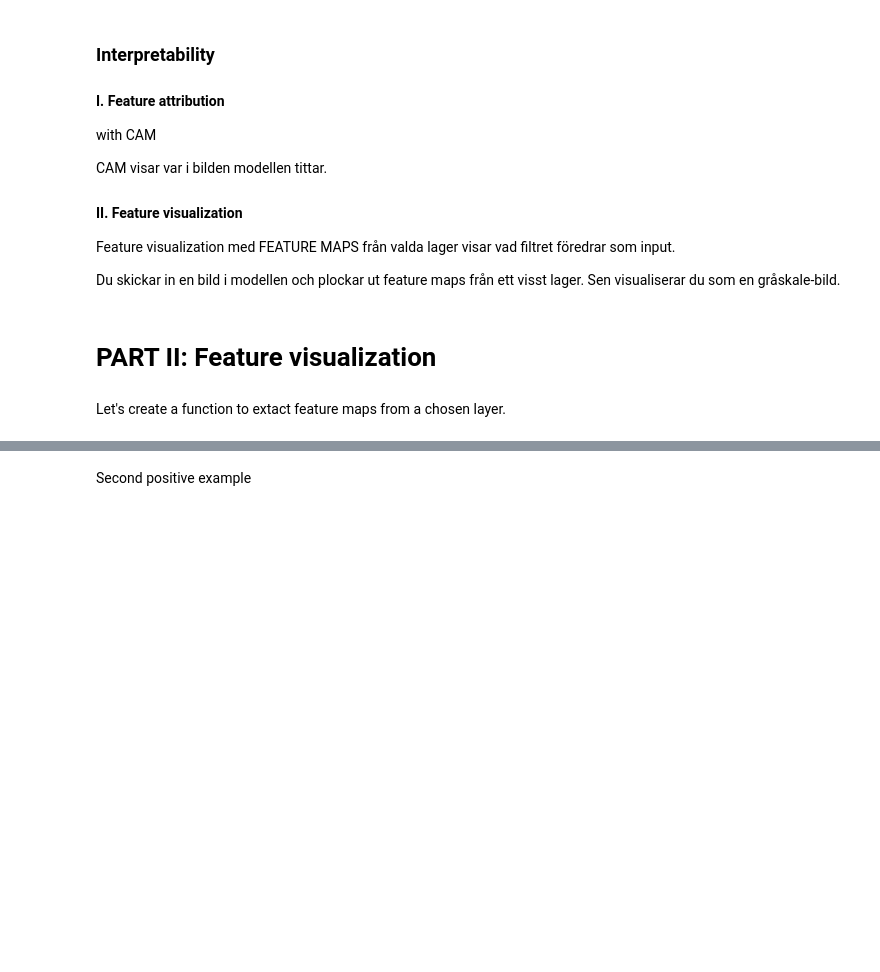
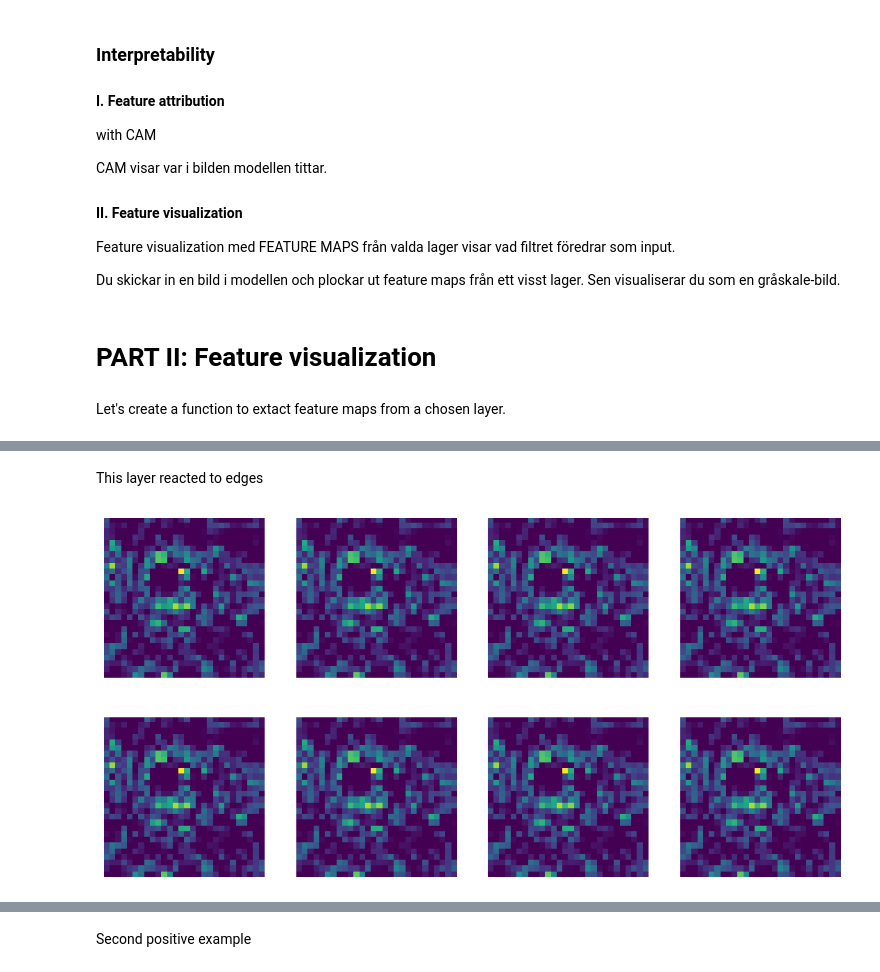
Before and after one commit to JuliaMoa/ML-Assignment2, a Jupyter notebook: report.ipynb, the cells around one changed output, grey strips where cells are left out. Drawn from its saved outputs; the diff is of its cells as text; code cells hidden in the pictures; blank space fills up the shorter version.

```diff
--- a/report.ipynb
+++ b/report.ipynb
@@ -257,0 +258,6 @@ AttributeError: 'BasicBlock' object has no attribute 'register_forward_hooks'
+# %% [markdown]
+This layer reacted to edges
+# %%
+visualize_feature_maps(model, model.layer2[-1], "pictures/tabby1.jpg")
+# %% [output]
+[figure, added]
```
Also changed, not shown: parts of 13 cells of this notebook.
